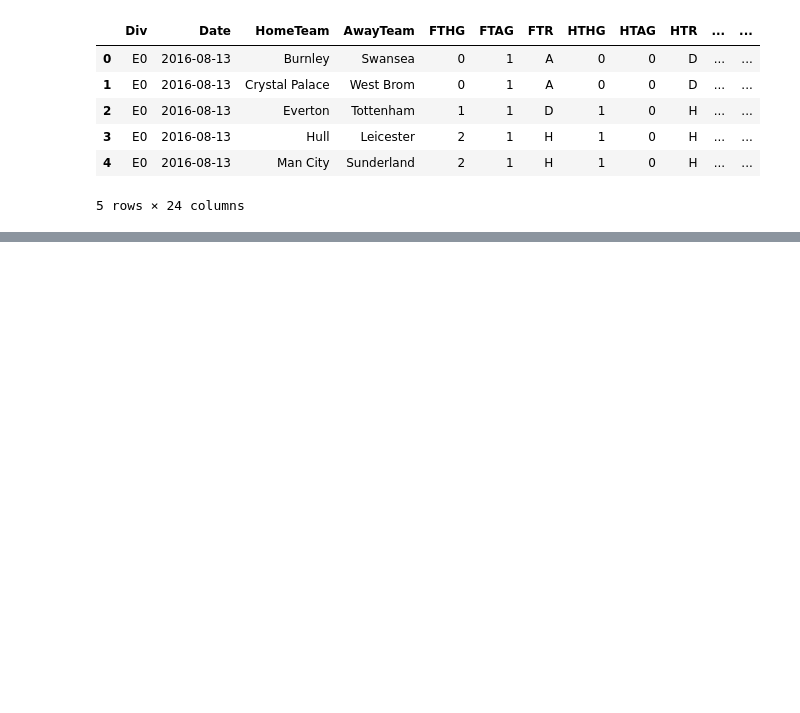
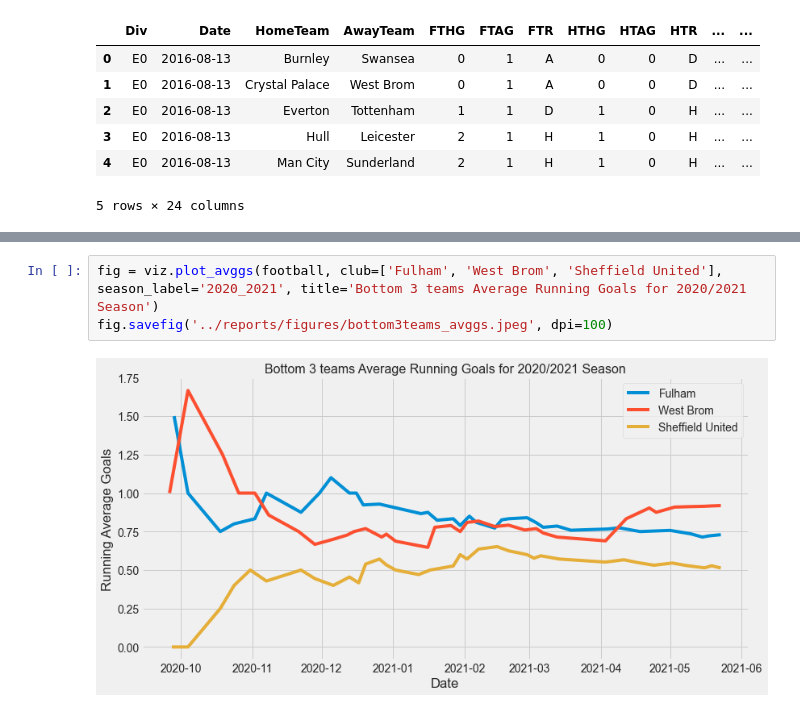
Before and after one commit to samie-hash/data-science-repo, a Jupyter notebook: football-predictions/notebooks/s.o-feature-engineering.ipynb, the cells around one changed output, grey strips where cells are left out. Saved outputs shown, nothing was run; the diff lists cells and outputs as text; blank space fills up the shorter version.

```diff
--- a/football-predictions/notebooks/s.o-feature-engineering.ipynb
+++ b/football-predictions/notebooks/s.o-feature-engineering.ipynb
@@ -185,0 +185,5 @@ football[football['SeasonLabel'] == '2020_2021']
+# %%
+fig = viz.plot_avggs(football, club=['Fulham', 'West Brom', 'Sheffield United'], season_label='2020_2021', title='Bottom 3 teams Average Running Goals for 2020/2021 Season')
+fig.savefig('../reports/figures/bottom3teams_avggs.jpeg', dpi=100)
+# %% [output]
+[figure, added]
```
Also changed, not shown: parts of 19 cells of this notebook, 7 other files.
